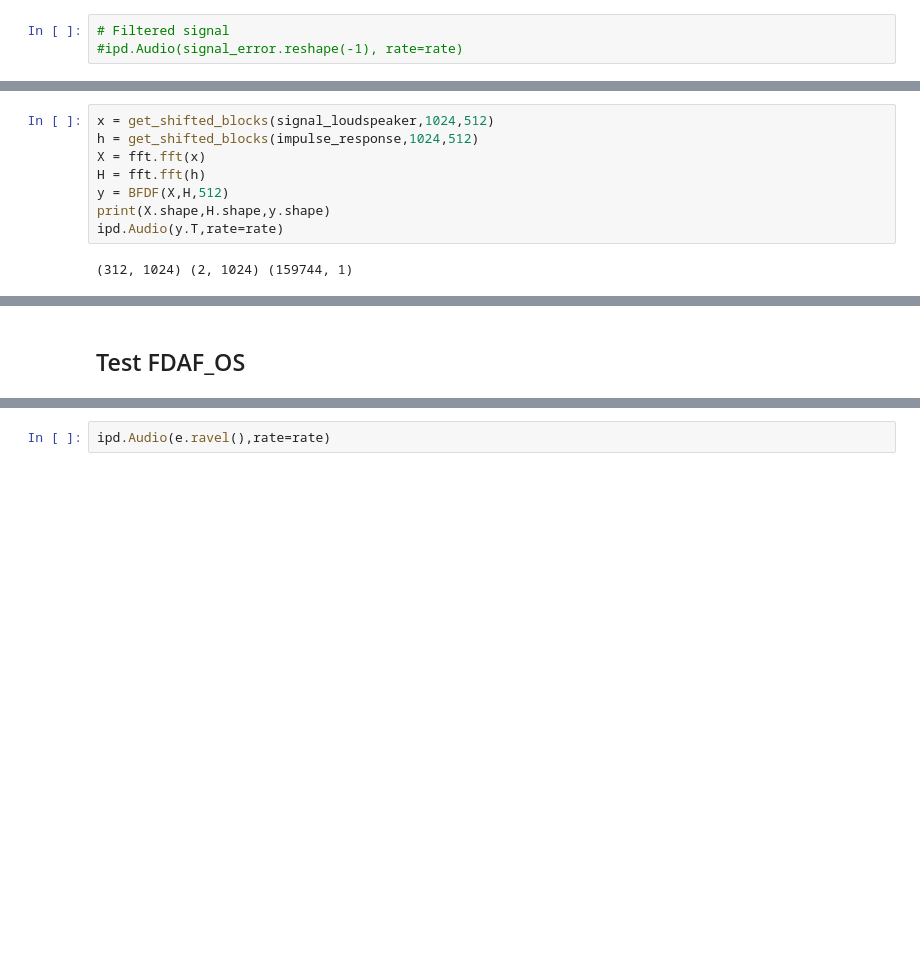
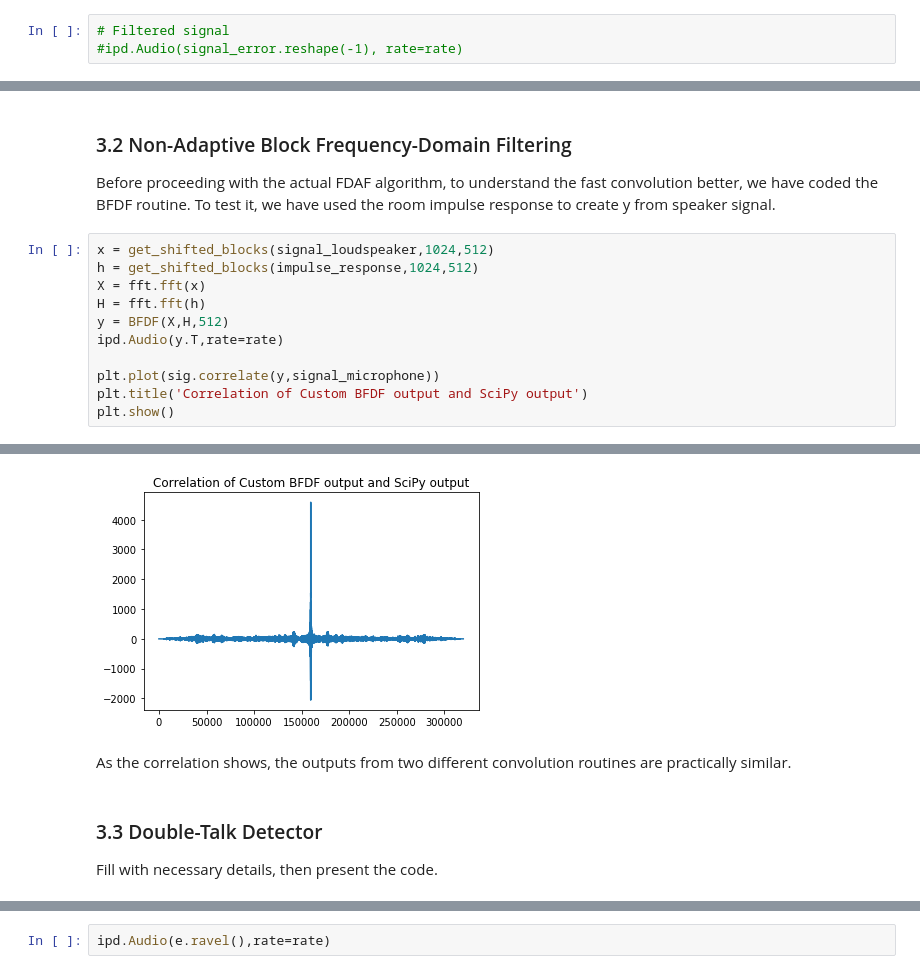
Before and after one commit to JanWilczek/fdaf-double-talk-detector, a Jupyter notebook: Code/fdaf.ipynb, the cells around one changed output, grey strips where cells are left out. Saved outputs shown, nothing was run; the diff lists cells and outputs as text; blank space fills up the shorter version.

```diff
--- a/Code/fdaf.ipynb
+++ b/Code/fdaf.ipynb
@@ -37,10 +140,16 @@ ipd.Audio(signal_microphone.reshape(-1), rate=rate)
+# %% [markdown]
+### 3.2 Non-Adaptive Block Frequency-Domain Filtering
+
+Before proceeding with the actual FDAF algorithm, to understand the fast convolution better, we have coded the BFDF routine. To test it, we have used the room impulse response to create y from speaker signal.
 # %%
 x = get_shifted_blocks(signal_loudspeaker,1024,512)
 h = get_shifted_blocks(impulse_response,1024,512)
 X = fft.fft(x)
 H = fft.fft(h)
 y = BFDF(X,H,512)
-print(X.shape,H.shape,y.shape)
 ipd.Audio(y.T,rate=rate)
+
+plt.plot(sig.correlate(y,signal_microphone))
+plt.title('Correlation of Custom BFDF output and SciPy output')
+plt.show()
 # %% [output]
-(312, 1024) (2, 1024) (159744, 1)
@@ -48,2 +156,7 @@ ipd.Audio(y.T,rate=rate)
+[figure, added]
-# %% [markdown]
-## Test FDAF_OS
+# %% [markdown]
+As the correlation shows, the outputs from two different convolution routines are practically similar.
+# %% [markdown]
+### 3.3 Double-Talk Detector
+
+Fill with necessary details, then present the code.
```
Also changed, not shown: parts of 17 cells of this notebook, 4 other files.
